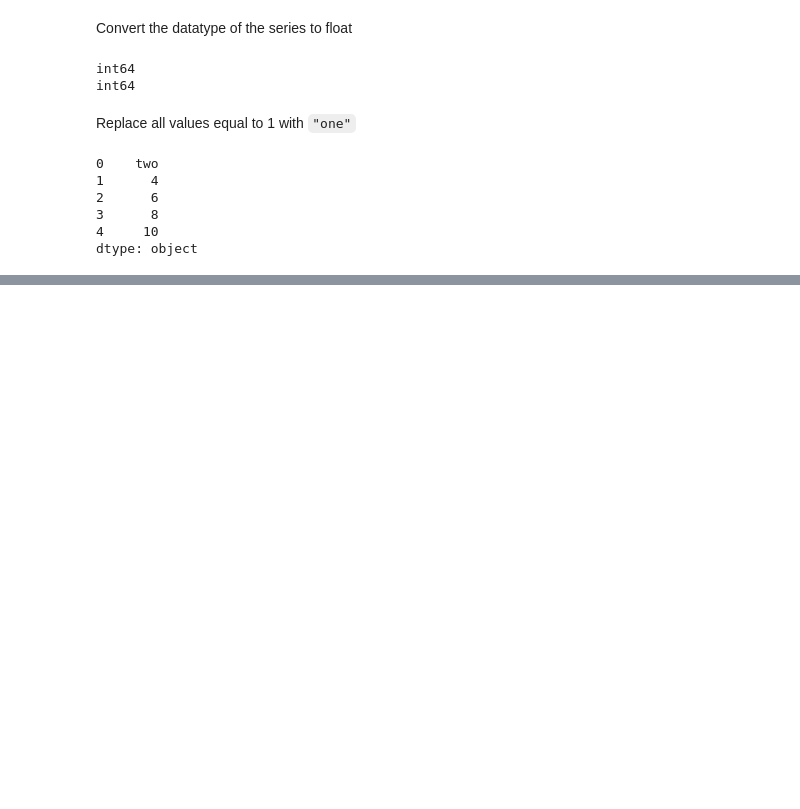
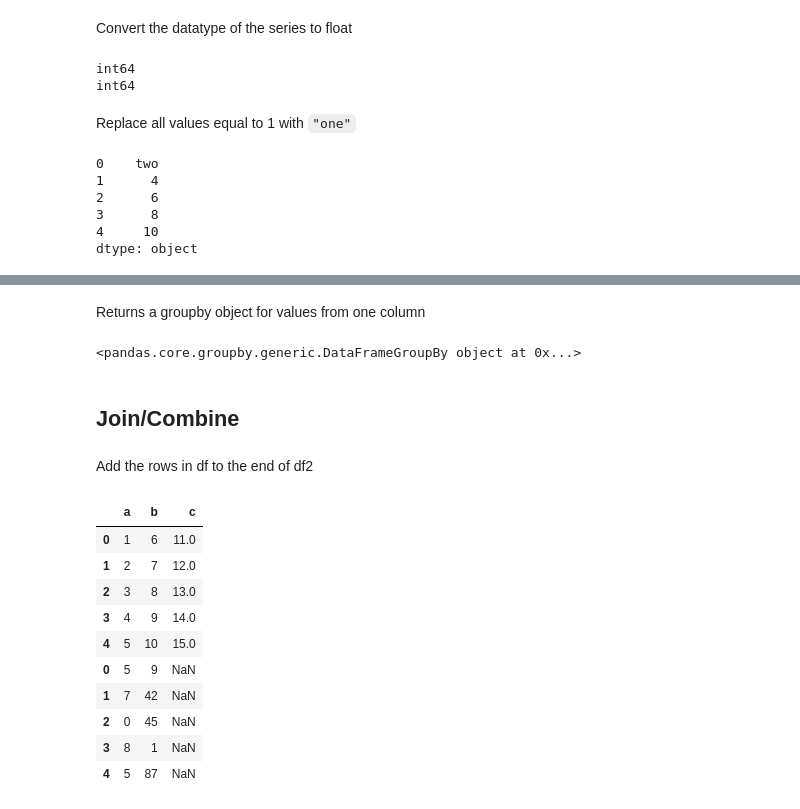
Before and after one commit to carloslme/pandas, a Jupyter notebook: pandas_exercises.ipynb, the cells around one changed output, grey strips where cells are left out. Cells and saved outputs as stored; diff of their text form; code cells hidden in the pictures; blank space fills up the shorter version.

Commit message:
feat: add filters and joins

```diff
--- a/pandas_exercises.ipynb
+++ b/pandas_exercises.ipynb
@@ -330,0 +382,26 @@ dtype: object
+# %% [markdown]
+Returns a groupby object for values from one column
+# %%
+df.groupby("a")
+# %% [output]
+<pandas.core.groupby.generic.DataFrameGroupBy object at 0x...>
+# %% [markdown]
+## Join/Combine
+# %%
+df2 = pd.DataFrame({"a":[5,7,0,8,5], "b": [9,42,45,1,87]})
+# %% [markdown]
+Add the rows in df to the end of df2
+# %%
+df.append(df2)
+# %% [output]
+|  | a | b | c |
+| 0 | 1 | 6 | 11.0 |
+| 1 | 2 | 7 | 12.0 |
+| 2 | 3 | 8 | 13.0 |
+| 3 | 4 | 9 | 14.0 |
+| 4 | 5 | 10 | 15.0 |
+| 0 | 5 | 9 | NaN |
+| 1 | 7 | 42 | NaN |
+| 2 | 0 | 45 | NaN |
+| 3 | 8 | 1 | NaN |
+| 4 | 5 | 87 | NaN |
```
Also changed, not shown: parts of 18 cells of this notebook.
